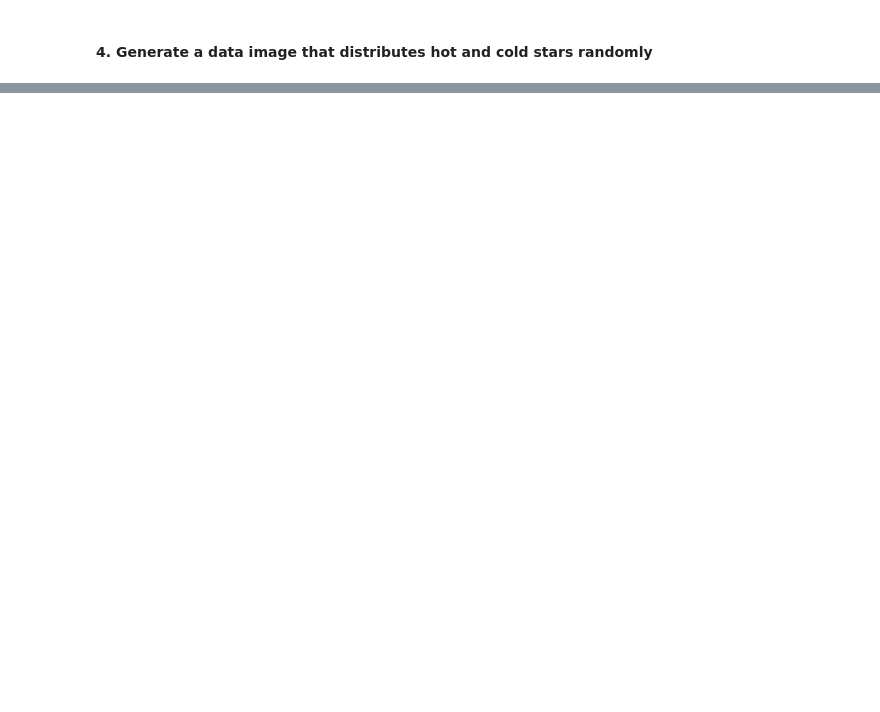
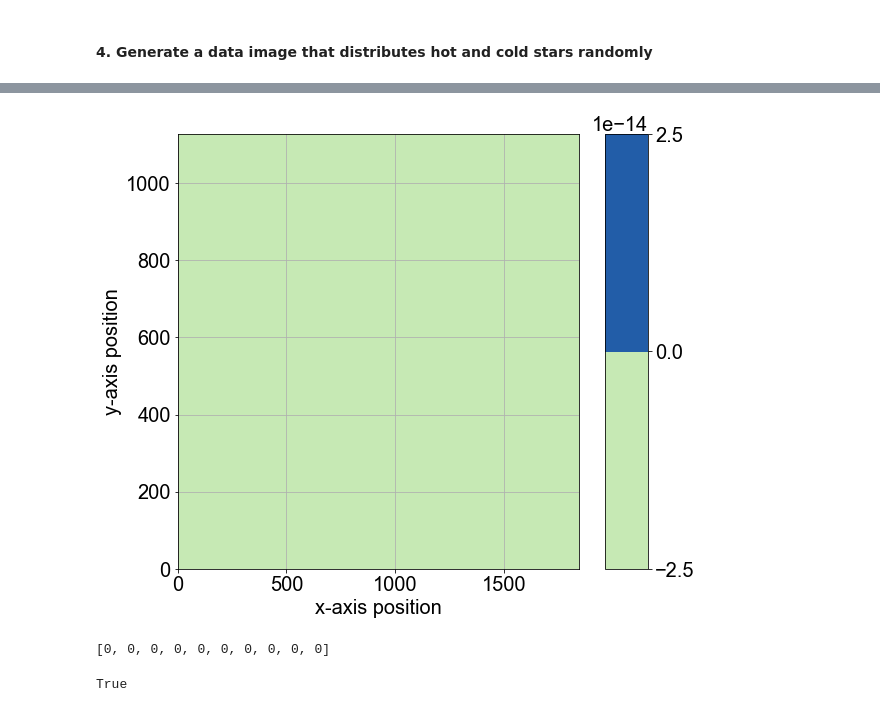
Before and after one commit to SoumyaShreeram/Slitless_spectroscopy, a Jupyter notebook: 05_Star_by_Star_template_library_with_the_catalogue.ipynb, the cells around one changed output, grey strips where cells are left out. Saved outputs shown, nothing was run; the diff lists cells and outputs as text; code cells hidden in the pictures; blank space fills up the shorter version.

```diff
--- a/05_Star_by_Star_template_library_with_the_catalogue.ipynb
+++ b/05_Star_by_Star_template_library_with_the_catalogue.ipynb
@@ -219,0 +231,3 @@ x_disperse, y_disperse = pt.plotDispersedStars(ax, x_posFOV, y_posFOV, \
+# %%
+# function to define the effective FOV dimensions
+u_pix_arr = stl.defineEffectiveFoV(total_stars_FOV_params, x_start, u_pix)
@@ -219,0 +243,16 @@ x_disperse, y_disperse = pt.plotDispersedStars(ax, x_posFOV, y_posFOV, \
+# %%
+data_LSF_3Dmat = np.zeros((0, u_pix_arr[1], u_pix_arr[0]))
+perm_nos_arr = []
+
+importlib.reload(fap)
+importlib.reload(ssfm)
+importlib.reload(ss)
+
+for idx, stars in enumerate(stars_with_n_neighbours[0][0:10]):
+    x, y, mKs = star_neighbours[1][stars][0], star_neighbours[1][stars][1], star_neighbours[1][stars][3]
+
+    # load the data matrix
+    data_LSF_2Dmat, perm_no = fap.dataMatrixNStarsCase(hot_stars, n_stars, u_pix_arr, x, y, mKs, disperse_range, dispersion_angle)
+
+    data_LSF_3Dmat = np.append(data_LSF_3Dmat, [data_LSF_2Dmat], axis=0)
+    perm_nos_arr.append(perm_no)
@@ -219,0 +274,13 @@ x_disperse, y_disperse = pt.plotDispersedStars(ax, x_posFOV, y_posFOV, \
+# %%
+importlib.reload(pt)
+pt.plotContour(u_pix_arr, data_LSF_3Dmat[0])
+# %% [output]
+[figure, added]
+# %%
+perm_nos_arr
+# %% [output]
+[0, 0, 0, 0, 0, 0, 0, 0, 0, 0]
+# %%
+np.any(data_LSF_2Dmat == 0)
+# %% [output]
+True
```
Also changed, not shown: parts of 17 cells of this notebook, 9 other files.
